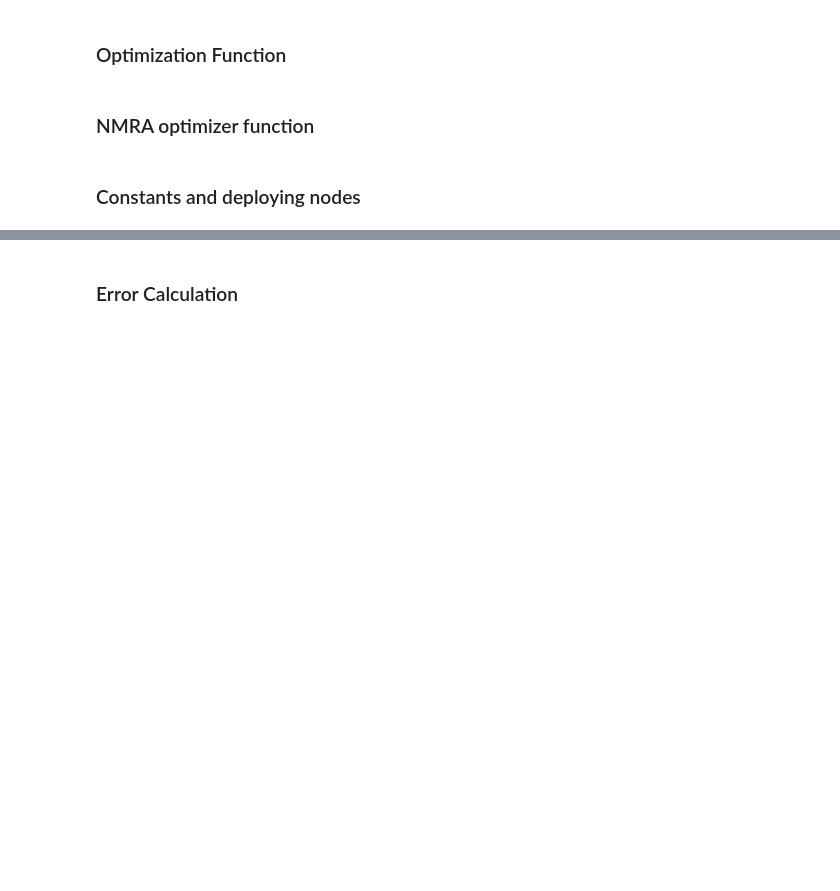
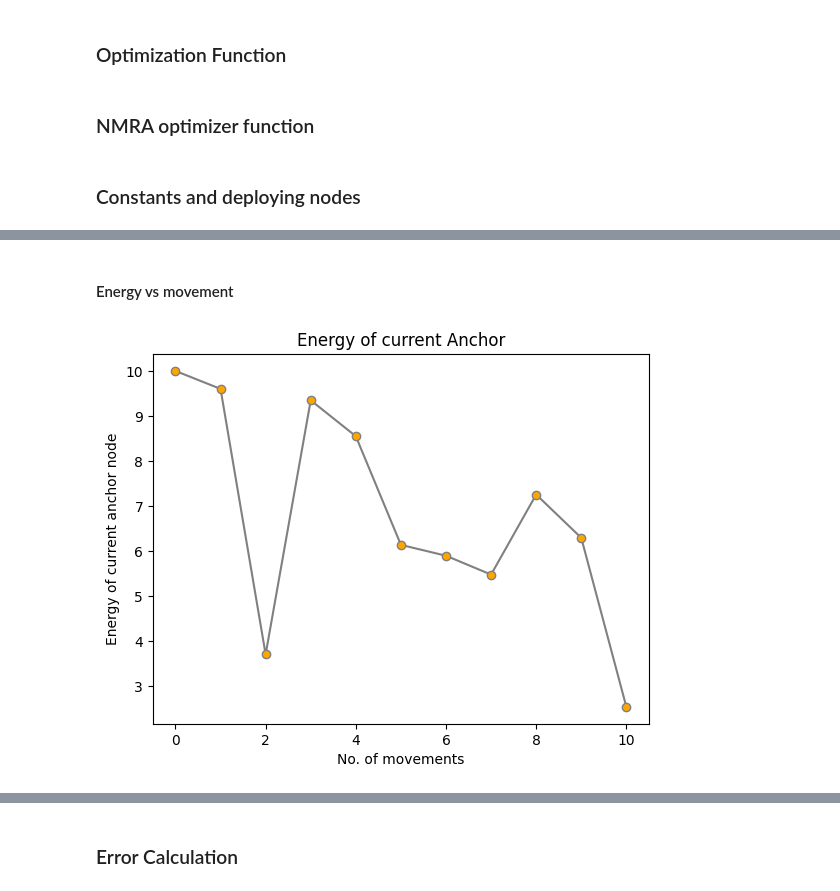
Before and after one commit to Ajay-Baghel/IOT-project, a Jupyter notebook: Localization_using_NMRA.ipynb, the cells around one changed output, grey strips where cells are left out. Cells and saved outputs as stored; diff of their text form; code cells hidden in the pictures; blank space fills up the shorter version.

```diff
--- a/Localization_using_NMRA.ipynb
+++ b/Localization_using_NMRA.ipynb
@@ -60,26 +60,11 @@ def Fun(x,y, anchors, target):
 # %% [markdown]
 ### NMRA optimizer function
 # %%
-def NMRA(maxIter,best,n,anchors,target,x,y, error_each_epoch):
+def NMRA(maxIter,best,n,anchors,target,lb,ub, error_each_epoch):
 
-    # Finding 2 Virtual Anchor nodes with shortest distance from target node
 
-    d=math.dist([x,y],anchors[0]);
-    virtual_anchors=find_virtual_anchors(anchors[0][0],anchors[0][1], d)
-    va_dist=[]
-    for j in range(len(virtual_anchors)):
-        dist=math.dist([x,y],[virtual_anchors[j][0],virtual_anchors[j][1]])
-        l=[dist,j]
-        va_dist.append(l)
-    va_dist.sort()
-    idx1,idx2=va_dist[0][1],va_dist[1][1]
-    va1,va2=virtual_anchors[idx1],virtual_anchors[idx2]
-    anchors.append(va1)
-    anchors.append(va2)
+    x_lb,y_lb,x_ub,y_ub=lb[0], lb[1], ub[0], ub[1]
 
-    # Calculating centroid
-    centroid_x,centroid_y=(va1[0]+va2[0]+anchors[0][0])/3,(va1[1]+va2[1]+anchors[0][1])/3
-    x_lb,x_ub,y_lb,y_ub=centroid_x-1,centroid_x+1,centroid_y-1,centroid_y+1
 
     rats=[]
     # 24
@@ -87,11 +72,11 @@ def NMRA(maxIter,best,n,anchors,target,x,y, error_each_epoch):
     # 6
     breeders=n//5
     fitness=[]
-    bp=0.5
+    bp=0.3
 
     # First rat is at centroid
-    rats.append([centroid_x,centroid_y])
-    fitness.append(Fun(centroid_x,centroid_y,anchors,target))
+    rats.append([x_lb - 1, y_lb-1])
+    fitness.append(Fun(x_lb - 1, y_lb-1,anchors,target))
     # Initializing random rats and calculating their fitness
     for i in range(n-1):
         x1=x_lb+np.random.random()*(x_ub-x_lb)
@@ -273,0 +319,4 @@ for i in range(no_of_movements):
+# %%
+energy_df = pd.DataFrame(energy_table, columns=["Movement no.", "Anchor Cooridinates", "Energy", "Dead Anchors"])
+print(energy_df.to_string(index=False))
+energy_df.to_csv('Energy_table.csv', index = False)
@@ -273,0 +336,10 @@ for i in range(no_of_movements):
+# %% [markdown]
+#### Energy vs movement
+# %%
+plt.plot(energy_df['Movement no.'], energy_df['Energy'], linestyle = "solid",marker = 'o' ,color = 'gray', markerfacecolor = 'orange')
+plt.title("Energy of current Anchor")
+plt.xlabel('No. of movements')
+plt.ylabel('Energy of current anchor node')
+plt.show()
+# %% [output]
+[figure, new version]
```
Also changed, not shown: parts of 20 cells of this notebook, 18 other files.
